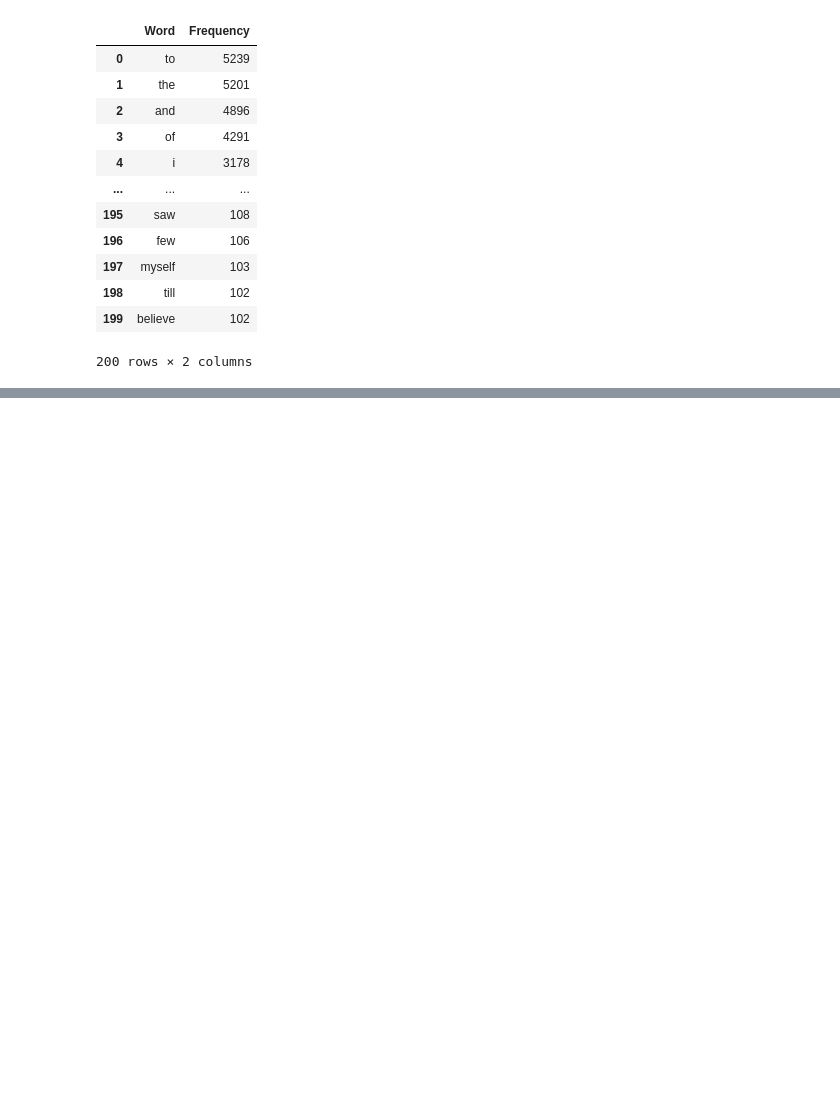
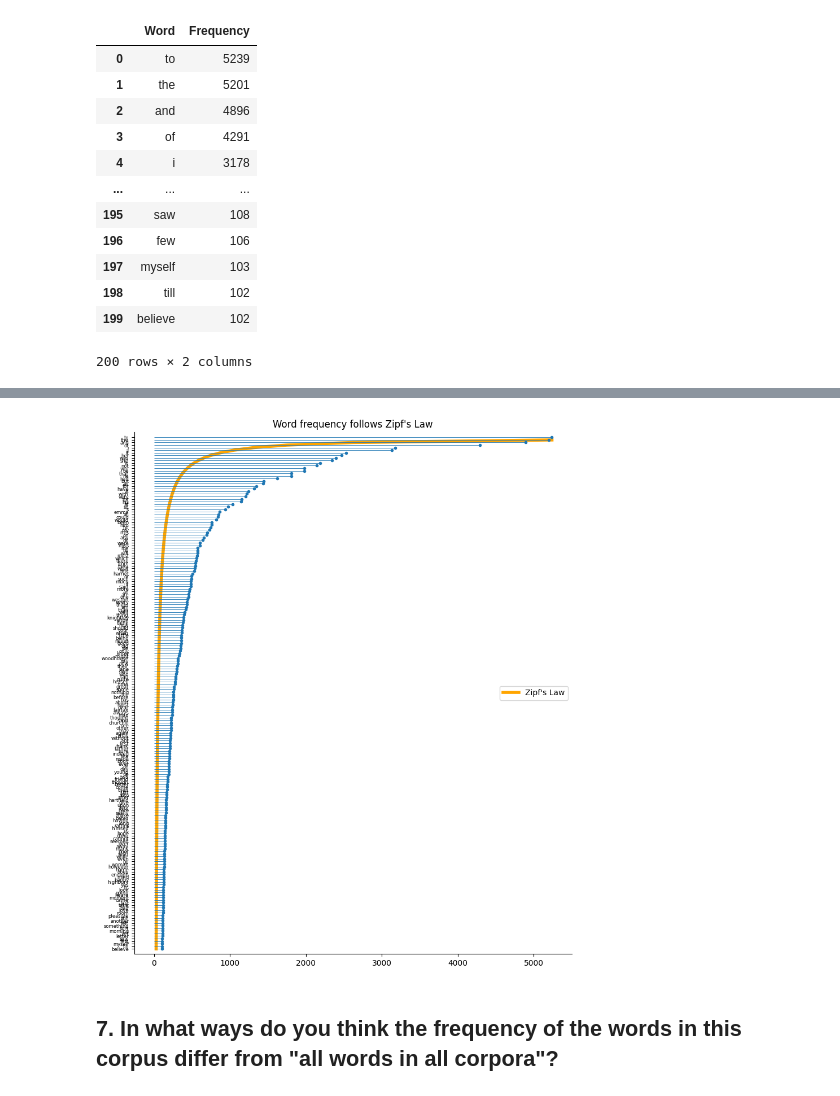
Before and after one commit to kevinhav/data_620, a Jupyter notebook: assignment5/assignment5.ipynb, the cells around one changed output, grey strips where cells are left out. Cells and saved outputs as stored; diff of their text form; code cells hidden in the pictures; blank space fills up the shorter version.

```diff
--- a/assignment5/assignment5.ipynb
+++ b/assignment5/assignment5.ipynb
@@ -66,0 +113,30 @@ df_top_200
+# %%
+import numpy as np
+
+frequencies = df_top_200.Frequency.values
+
+# Our index is sorted by frequency so use it for rank
+ranks = df_top_200.index
+# Frequency is the ratio of the largest frequency divided by each rank
+zipf_freqs = frequencies[0] / ranks
+
+
+fig, ax = plt.subplots(figsize=(10, 12))
+# Plot Zipf's
+ax.plot(
+    zipf_freqs, ranks, color="orange", linewidth=4, label="Zipf's Law"
+)  # flip axes to match your horizontal bar chart orientation
+# Plot our frequencies
+ax.hlines(df_top_200["Word"], 0, df_top_200["Frequency"], linewidth=0.6)
+ax.plot(df_top_200["Frequency"], df_top_200["Word"], "o", markersize=3)
+ax.tick_params(axis="y", labelsize=6)
+ax.invert_yaxis()
+ax.set_title("Word frequency follows Zipf's Law")
+ax.margins(y=0.01)
+ax.legend(loc="center right")
+ax.spines["top"].set_visible(False)
+ax.spines["right"].set_visible(False)
+# %% [output]
+[figure, added]
+# %% [markdown]
+## 7. In what ways do you think the frequency of the words in this corpus differ from "all words in all corpora"?
```
Also changed, not shown: parts of 12 cells of this notebook.
